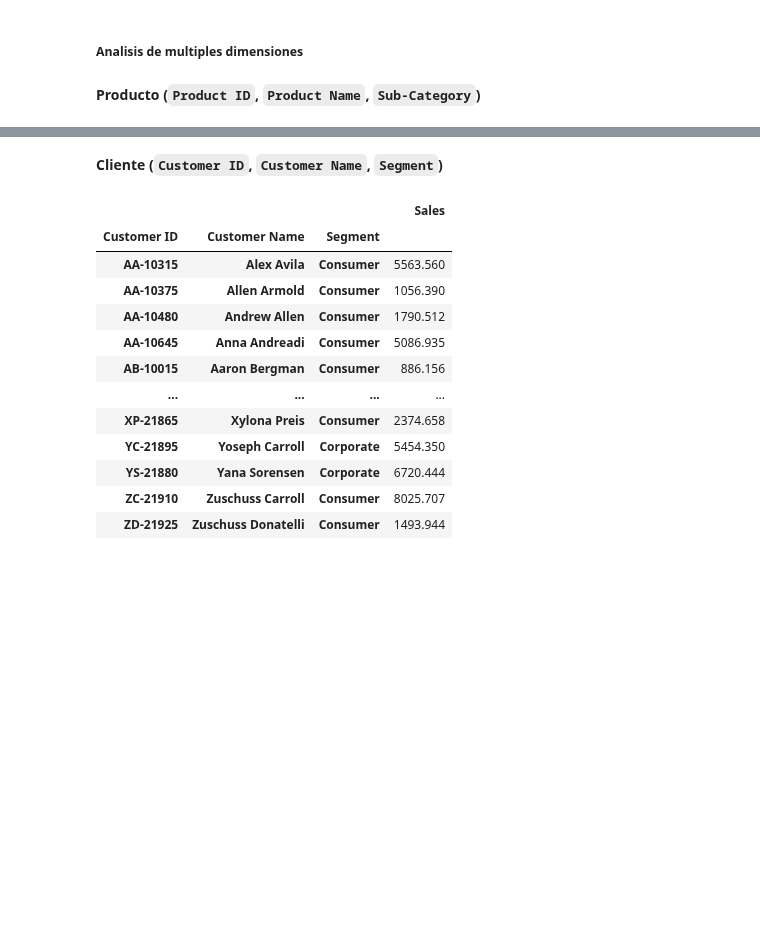
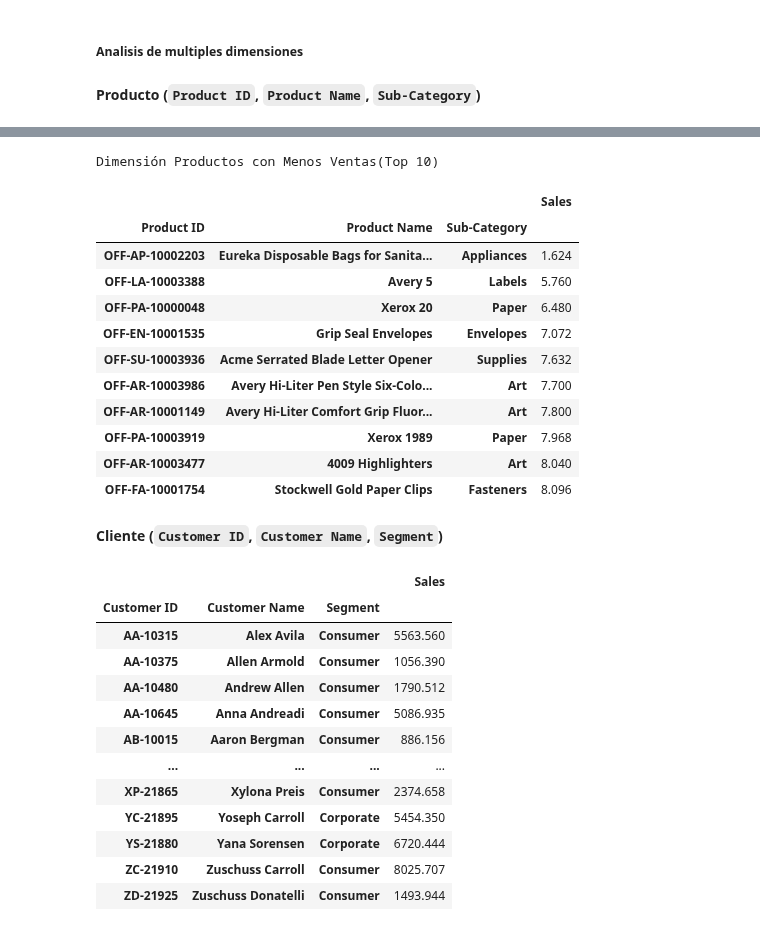
Before and after one commit to SaitoM17/superstore_sales, a Jupyter notebook: notebooks/objetivo_proyecto.ipynb, the cells around one changed output, grey strips where cells are left out. Cells and saved outputs as stored; diff of their text form; code cells hidden in the pictures; blank space fills up the shorter version.

```diff
--- a/notebooks/objetivo_proyecto.ipynb
+++ b/notebooks/objetivo_proyecto.ipynb
@@ -222,3 +229,20 @@ dimensiones_productos
+# %%
+print(f'Dimensión Productos con Menos Ventas(Top 10)')
+dimensiones_productos_top_10_menos
+# %% [output]
+Dimensión Productos con Menos Ventas(Top 10)
+|  |  |  | Sales |
+| Product ID | Product Name | Sub-Category |  |
+| OFF-AP-10002203 | Eureka Disposable Bags for Sanita... | Appliances | 1.624 |
+| OFF-LA-10003388 | Avery 5 | Labels | 5.760 |
+| OFF-PA-10000048 | Xerox 20 | Paper | 6.480 |
+| OFF-EN-10001535 | Grip Seal Envelopes | Envelopes | 7.072 |
+| OFF-SU-10003936 | Acme Serrated Blade Letter Opener | Supplies | 7.632 |
+| OFF-AR-10003986 | Avery Hi-Liter Pen Style Six-Colo... | Art | 7.700 |
+| OFF-AR-10001149 | Avery Hi-Liter Comfort Grip Fluor... | Art | 7.800 |
+| OFF-PA-10003919 | Xerox 1989 | Paper | 7.968 |
+| OFF-AR-10003477 | 4009 Highlighters | Art | 8.040 |
+| OFF-FA-10001754 | Stockwell Gold Paper Clips | Fasteners | 8.096 |
 # %% [markdown]
 **Cliente (``Customer ID``, ``Customer Name``, `Segment`)**
 # %%
```
Also changed, not shown: parts of 2 cells of this notebook.
